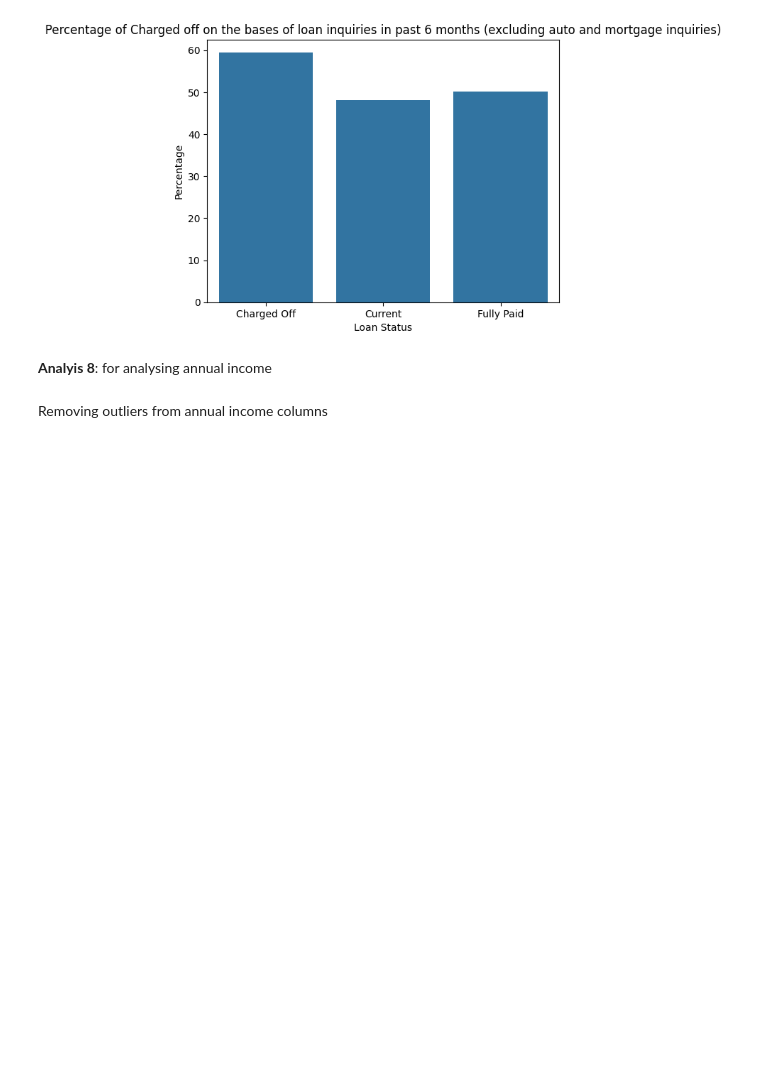
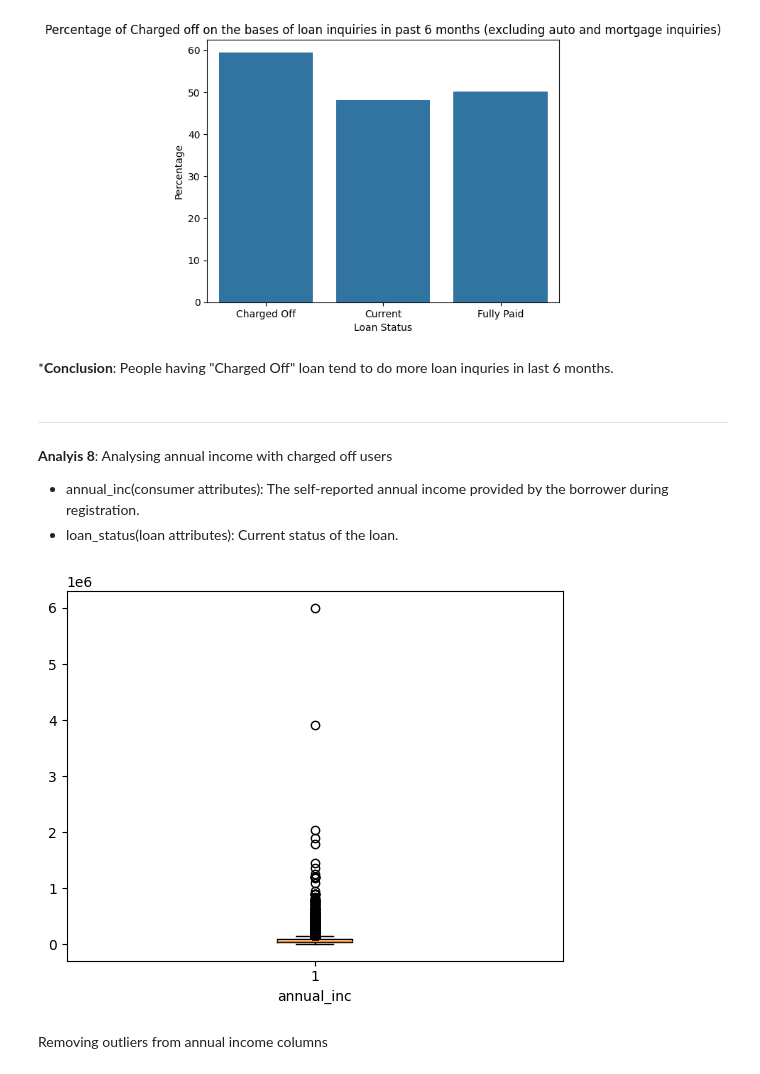
Before and after one commit to AshishTondon/LendingClubCaseStudy, a Jupyter notebook: uday_kumar_kolluru.ipynb, the cells around one changed output. Saved outputs shown, nothing was run; the diff lists cells and outputs as text; code cells hidden in the pictures; blank space fills up the shorter version.

```diff
--- a/uday_kumar_kolluru.ipynb
+++ b/uday_kumar_kolluru.ipynb
@@ -432,8 +439,21 @@ plt.title("Percentage of Charged off on the bases of loan inquiries in past 6 mo
 plt.show()
 # %% [output]
 [figure]
-# %% [markdown]
-**Analyis 8**: for analysing annual income
+# %% [markdown]
+***Conclusion**: People having "Charged Off" loan tend to do more loan inquries in last 6 months.
+# %% [markdown]
+---
+# %% [markdown]
+**Analyis 8**: Analysing annual income with charged off users
+- annual_inc(consumer attributes): The self-reported annual income provided by the borrower during registration.
+- loan_status(loan attributes): Current status of the loan.
+# %%
+# Ploting box plot for analysing outliers
+plt.boxplot(data=loadData, x="annual_inc")
+plt.xlabel("annual_inc")
+plt.show()
+# %% [output]
+[figure, added]
 # %% [markdown]
 Removing outliers from annual income columns
 # %%
```
Also changed, not shown: parts of 44 cells of this notebook.
